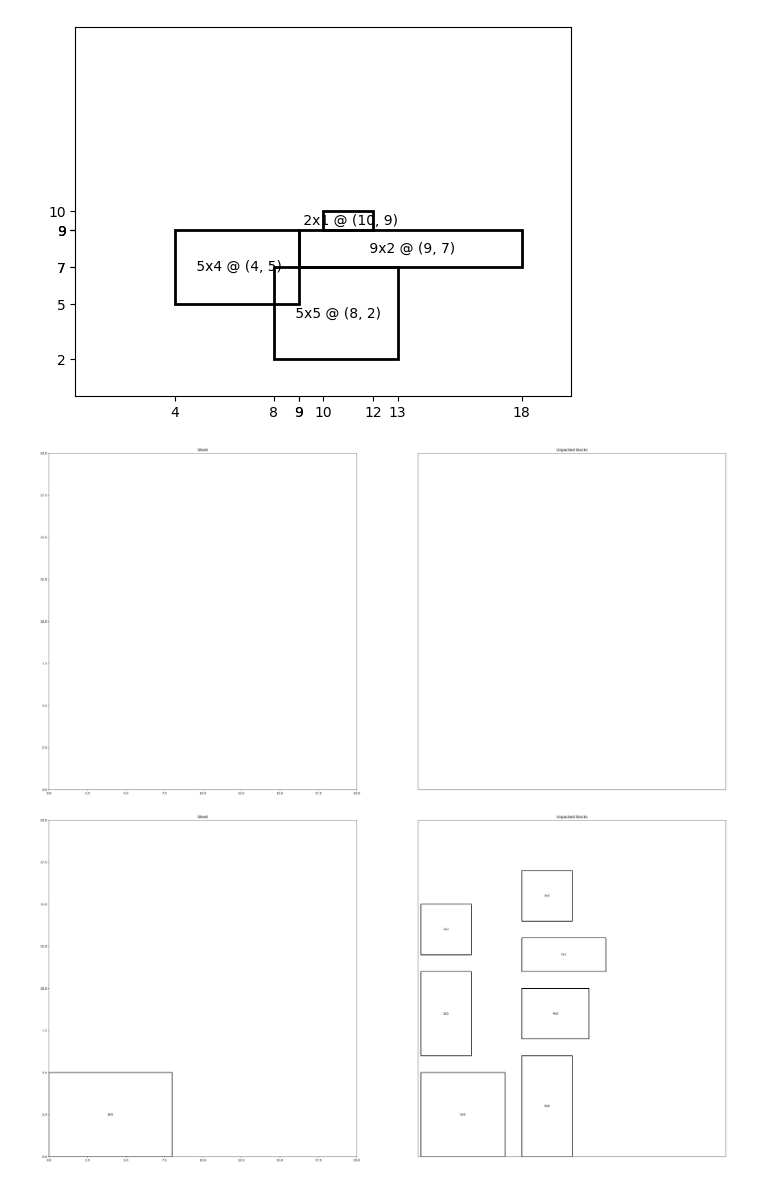
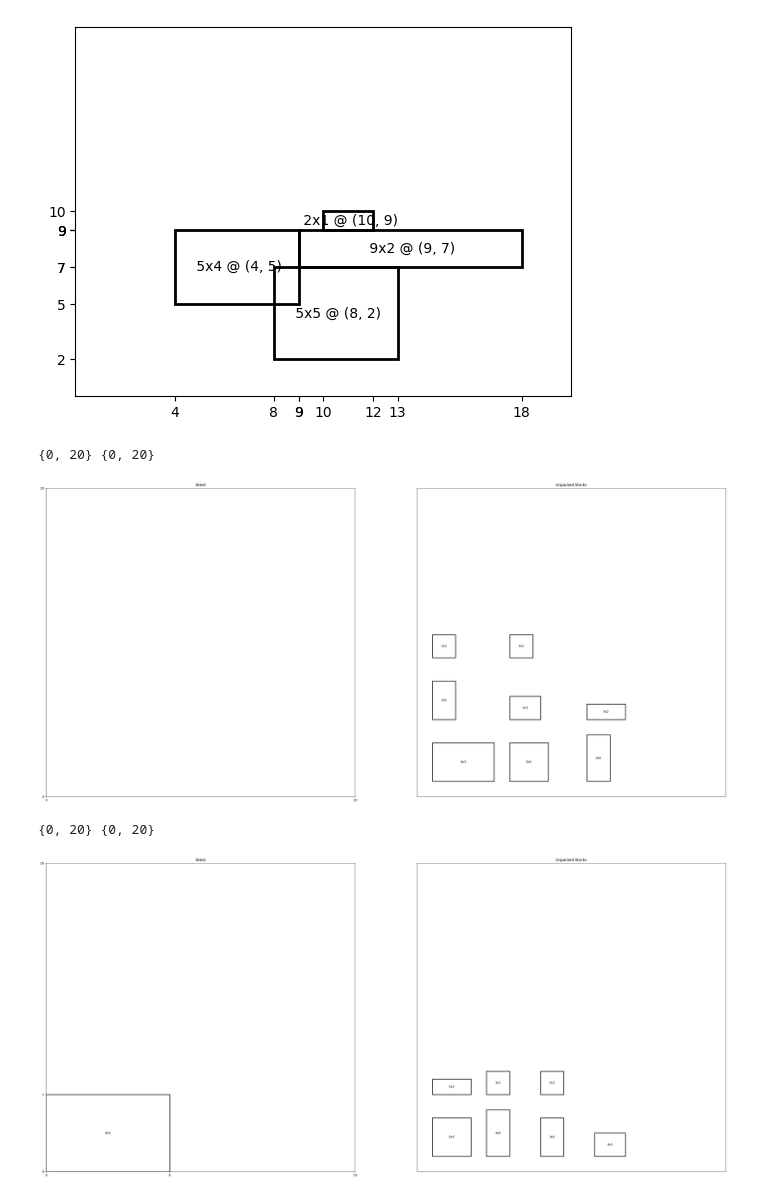
Before and after one commit to parsakzr/cutting-stock-problem, a Jupyter notebook: notebook.ipynb, the cells around one changed output. Cells and saved outputs as stored; diff of their text form; code cells hidden in the pictures.

```diff
--- a/notebook.ipynb
+++ b/notebook.ipynb
@@ -43,27 +43,29 @@ Stock: 5x5 @ (8, 2)
 # %%
 from visualization import VisualSheet
 from stock import Stock, Sheet
 
 stocks = [
     Stock(5, 2),
     Stock(3, 5),
     Stock(4, 3),
     Stock(3, 3),
     Stock(8, 5),
     Stock(5, 5),
     Stock(3, 3),
     Stock(3, 6),
 ]
 
 sheet = Sheet(20, 20, stocks=stocks)
 
 visual_sheet = VisualSheet(sheet)
-# visual_sheet.draw(unpacked=True)
+visual_sheet.draw(unpacked=True)
 # %% [output]
+{0, 20} {0, 20}
-[figure, old version]
+[figure, new version]
 # %%
-sheet.pack(sheet.unpacked_stocks[0], (0, 0))
+sheet.packNext((0, 0))
 VisualSheet(sheet).draw(unpacked=True)
 # %% [output]
+{0, 20} {0, 20}
-[figure, old version]
+[figure, new version]
 # %%
```
Also changed, not shown: parts of 6 cells of this notebook, 3 other files.
